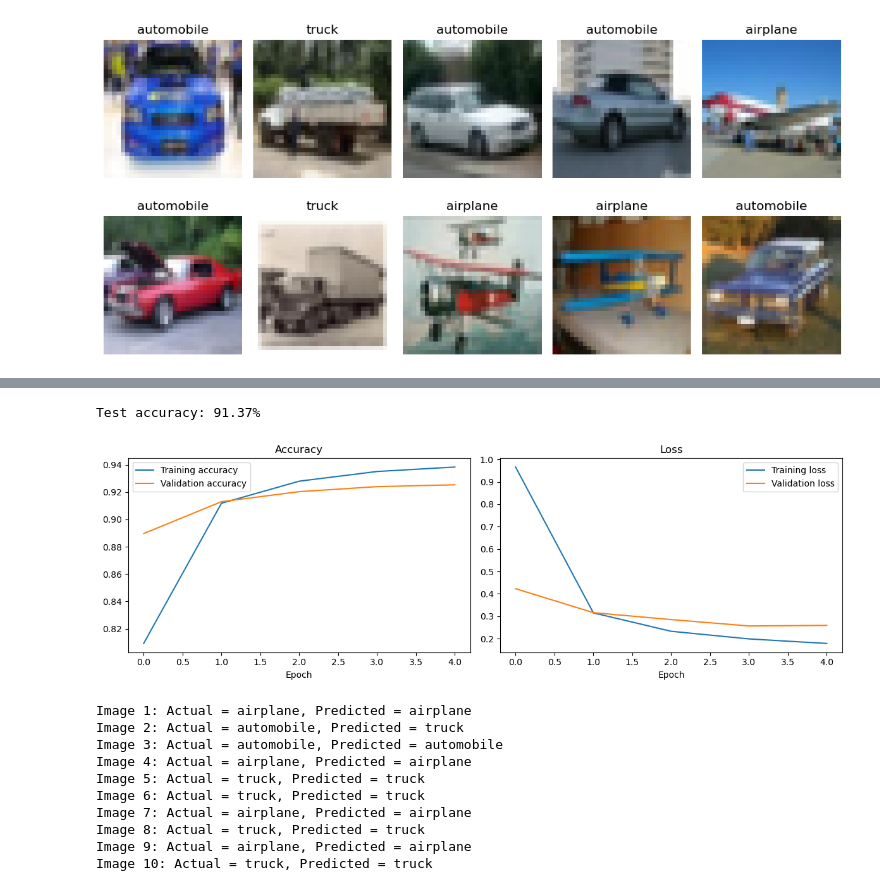
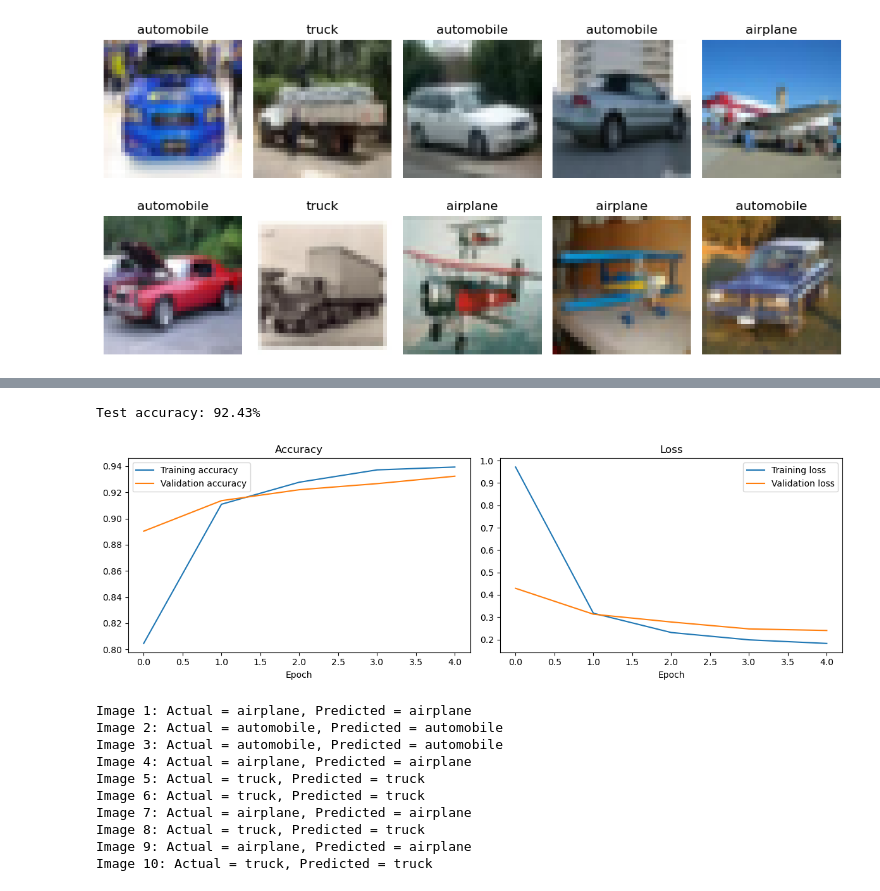
Before and after one commit to mdshiblinoman/exam, a Jupyter notebook: AI/vgg16.ipynb, the cells around one changed output, grey strips where cells are left out. Drawn from its saved outputs; the diff is of its cells as text; code cells hidden in the pictures.

```diff
--- a/AI/vgg16.ipynb
+++ b/AI/vgg16.ipynb
@@ -124,8 +112,9 @@ Model: "functional"
 # %%
 # Train the model
 history = model.fit(
-    train_data,
-    validation_data=valid_data,
+    x_train,
+    y_train,
+    validation_data=(x_valid, y_valid),
     epochs=EPOCHS
 )
 # %% [output]
@@ -149,30 +131,30 @@ Epoch 5/5
 # %%
 # Test the model
-test_loss, test_accuracy = model.evaluate(test_data, verbose=0)
+test_loss, test_accuracy = model.evaluate(x_test, y_test, verbose=0)
 print(f"Test accuracy: {test_accuracy:.2%}")
 
 # Plot accuracy and loss
 plt.figure(figsize=(12, 4))
 
 plt.subplot(1, 2, 1)
 plt.plot(history.history["accuracy"], label="Training accuracy")
 plt.plot(history.history["val_accuracy"], label="Validation accuracy")
 plt.title("Accuracy")
 plt.xlabel("Epoch")
 plt.legend()
 
 plt.subplot(1, 2, 2)
 plt.plot(history.history["loss"], label="Training loss")
 plt.plot(history.history["val_loss"], label="Validation loss")
 plt.title("Loss")
 plt.xlabel("Epoch")
 plt.legend()
 
 plt.tight_layout()
 plt.show()
 # %% [output]
-Test accuracy: 91.37%
+Test accuracy: 92.43%
-[figure, old version]
+[figure, new version]
 # %%
 # Check a few predictions
 predictions = model.predict(x_test[:10], verbose=0)
@@ -184,7 +166,7 @@ for i in range(10):
     print(f"Image {i + 1}: Actual = {actual}, Predicted = {predicted}")
 # %% [output]
 Image 1: Actual = airplane, Predicted = airplane
-Image 2: Actual = automobile, Predicted = truck
+Image 2: Actual = automobile, Predicted = automobile
 Image 3: Actual = automobile, Predicted = automobile
 Image 4: Actual = airplane, Predicted = airplane
 Image 5: Actual = truck, Predicted = truck
```
Also changed, not shown: parts of 4 cells of this notebook.
